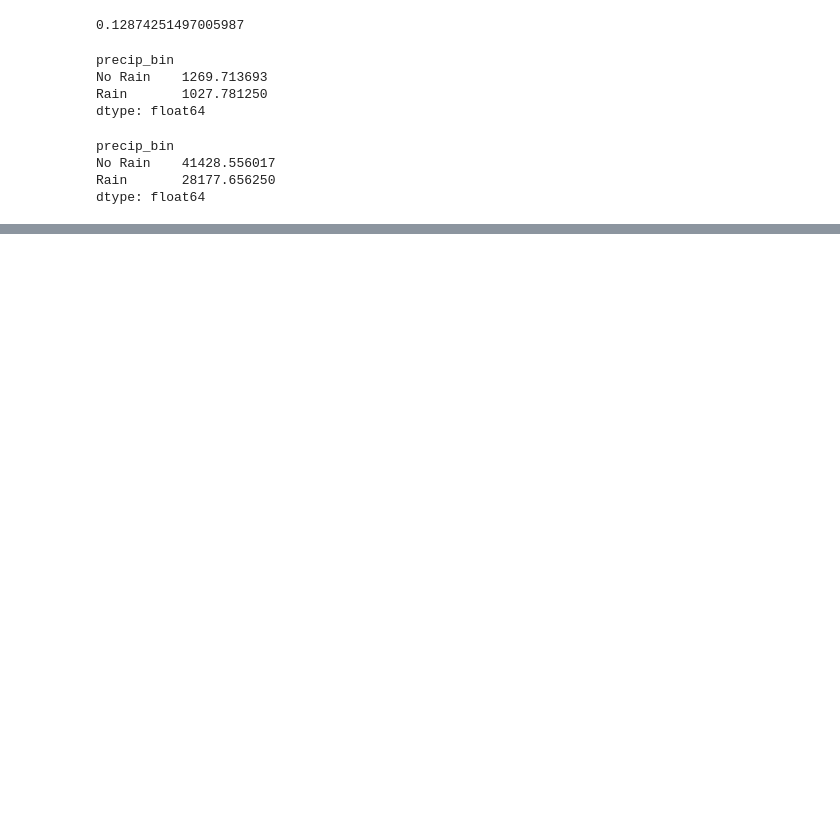
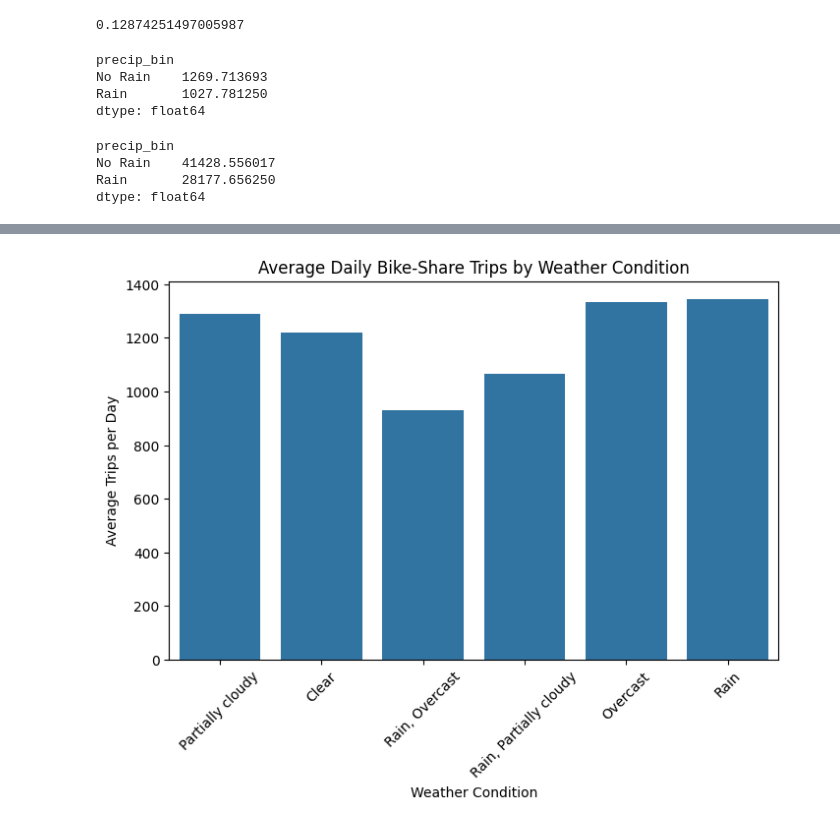
Before and after one commit to KeanuVentura/DataJamProject, a Jupyter notebook: notebook.ipynb, the cells around one changed output, grey strips where cells are left out. Drawn from its saved outputs; the diff is of its cells as text; code cells hidden in the pictures; blank space fills up the shorter version.

```diff
--- a/notebook.ipynb
+++ b/notebook.ipynb
@@ -232,0 +347,21 @@ dtype: float64
+# %%
+# average Trips per day per condition bar plot
+
+daily_cond_df = merged_df.groupby(['date', 'conditions'])['trip_id'].count().reset_index()
+
+plt.figure(figsize=(8, 5))
+sns.barplot(
+    data=daily_cond_df,
+    x='conditions',
+    y='trip_id',
+    estimator='mean',
+    errorbar=None
+)
+
+plt.title("Average Daily Bike-Share Trips by Weather Condition")
+plt.xlabel("Weather Condition")
+plt.ylabel("Average Trips per Day")
+plt.xticks(rotation=45)
+plt.show()
+# %% [output]
+[figure, added]
```
Also changed, not shown: parts of 24 cells of this notebook.
